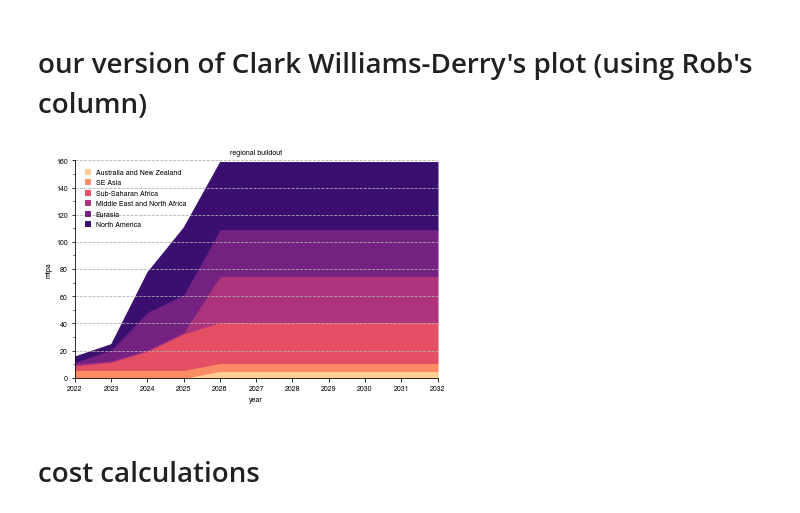
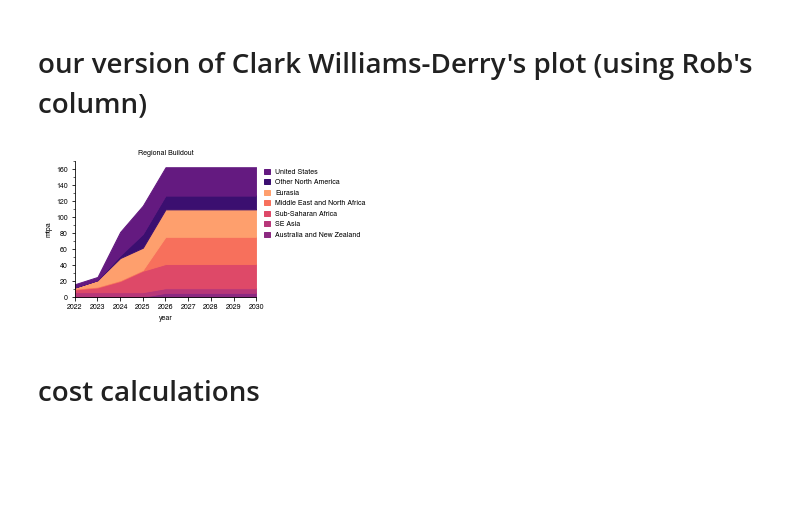
Before and after one commit to GlobalEnergyMonitor/GOIT-GGIT-research, a Jupyter notebook: lng-terminals-report-2022/notebooks/ggit-terminals-2022-report-research.ipynb, the cells around one changed output. Saved outputs shown, nothing was run; the diff lists cells and outputs as text; code cells hidden in the pictures; blank space fills up the shorter version.

```diff
--- a/lng-terminals-report-2022/notebooks/ggit-terminals-2022-report-research.ipynb
+++ b/lng-terminals-report-2022/notebooks/ggit-terminals-2022-report-research.ipynb
@@ -1,7 +1,5 @@
 # %%
 import pandas
-pandas.set_option("display.max_rows", 50, "display.max_columns", 50)
-
 import numpy
 import pygsheets
 import scipy.stats
@@ -711,13 +976,22 @@ terms_df_cwd2 = terms_df_orig.loc[terms_df_orig.Construction_Sanctioned_July_202
 # %%
 # fill up new capacities as they come online
 start_year = 2022
-end_year = 2032
+end_year = 2030
 year_list = range(start_year, end_year+1, 1)
 mtpa_sum_regional = pandas.DataFrame(0.0, columns=region_list, index=year_list)
+mtpa_sum = numpy.zeros(year_list.__len__())
+mtpa_sum_usa = numpy.zeros(year_list.__len__())
+#pandas.DataFrame(0.0, index=year_list, columns='United States')#numpy.zeros(year_list.__len__())
+#mtpa_sum_rest_of_nam = numpy.zeros(year_list.__len__())
 
 for yr_idx in range(year_list.__len__()):
     terms_df_cwd2_subset = terms_df_cwd2.loc[terms_df_cwd2.StartYearEarliest==year_list[yr_idx]]
     mtpa_sum_regional.loc[year_list[yr_idx]] = terms_df_cwd2_subset.groupby('Region')['CapacityInMtpa'].sum()
+
+    terms_df_cwd_subset_usa = terms_df_cwd2.loc[(terms_df_cwd2.StartYearEarliest==year_list[yr_idx])&
+                                           (terms_df_cwd2.Country=='United States')]
+    mtpa_sum_usa[yr_idx:] += terms_df_cwd_subset_usa['CapacityInMtpa'].sum()
+    #mtpa_sum_usa.loc[year_list[yr_idx], 'United States'] = terms_df_dwd
 
 mtpa_sum_regional.replace(numpy.nan, 0.0, inplace=True)
 mtpa_sum_regional_cumsum = mtpa_sum_regional.cumsum()
@@ -725,45 +999,74 @@ mtpa_sum_regional_cumsum.sort_values(axis='columns', by=year_list[-1], inplace=T
 mtpa_sum_regional_cumsum_byregion = mtpa_sum_regional_cumsum.cumsum(axis=1)
 mtpa_sum_regional_cumsum_byregion = mtpa_sum_regional_cumsum_byregion.loc[:, (mtpa_sum_regional_cumsum_byregion != 0).any(axis=0)]
 
+mtpa_sum_rest_of_nam = mtpa_sum_regional_cumsum['North America'].values - mtpa_sum_usa
+
+# ****************************************
+
 font_size = 7
-fig = mp.figure(figsize=(6.5,4))
+fig = mp.figure(figsize=(3.25,2.5))
+#fig = mp.figure(figsize=(3.25,4))
 
 ax = fig.add_subplot(111)
 ax.set_xlim(start_year, end_year)
-ax.set_ylim(0,160)
+ax.set_ylim(0,170)
 
 new_region_list = mtpa_sum_regional_cumsum_byregion.columns
-sel_cmap = matplotlib.cm.get_cmap('magma')
-region_colors = [sel_cmap(i) for i in numpy.linspace(0.9,0.2,new_region_list.__len__())]
+sel_cmap = matplotlib.cm.get_cmap('magma')#cm.get_cmap('magma')
+region_colors = [sel_cmap(i) for i in numpy.linspace(0.4,0.8,new_region_list.__len__()-1)]
 
 for region_idx in range(new_region_list.__len__()):
     if region_idx==0:
-        ax.fill_between(year_list, mtpa_sum_regional_cumsum_byregion[region_list[region_idx]],
-                        0, color=region_colors[region_idx], label=new_region_list[region_idx])
+        ax.fill_between(year_list,
+                        0,
+                        mtpa_sum_regional_cumsum_byregion[region_list[region_idx]],
+                        color=region_colors[region_idx],
+                        label=new_region_list[region_idx])
     else:
-        ax.fill_between(year_list, mtpa_sum_regional_cumsum_byregion[new_region_list[region_idx]],
+        if new_region_list[region_idx]=='North America':
+            #pass
+            #do the north america not USA chunk
+            ax.fill_between(year_list,
+                        mtpa_sum_regional_cumsum_byregion['Eurasia'],
+                        mtpa_sum_regional_cumsum_byregion['Eurasia']+mtpa_sum_rest_of_nam,
+                        color=matplotlib.cm.get_cmap('magma')(0.2),
+                        label='Other North America')
+            ax.fill_between(year_list,
+                        mtpa_sum_regional_cumsum_byregion['Eurasia']+mtpa_sum_rest_of_nam,
+                        mtpa_sum_regional_cumsum_byregion['Eurasia']+mtpa_sum_rest_of_nam+mtpa_sum_usa,
+                        color=matplotlib.cm.get_cmap('magma')(0.3),
+                        label='United States')
+
+        else:
+            ax.fill_between(year_list,
                         mtpa_sum_regional_cumsum_byregion[new_region_list[region_idx-1]],
-                        color=region_colors[region_idx], label=new_region_list[region_idx])
+                        mtpa_sum_regional_cumsum_byregion[new_region_list[region_idx]],
+                        color=region_colors[region_idx],
+                        label=new_region_list[region_idx])
 
 ax.tick_params(labelsize=font_size)
 ax.set_ylabel('mtpa', size=font_size)
 ax.set_xlabel('year', size=font_size)
-ax.yaxis.grid(linestyle='--')
+#ax.yaxis.grid(linestyle='--')
 
 ax.spines['right'].set_visible(False)
 ax.spines['top'].set_visible(False)
 
 ax_h, ax_l = ax.get_legend_handles_labels()
-ax.legend(ax_l, fontsize=font_size, frameon=False, handlelength=0.75, loc='upper left', bbox_to_anchor=(0.01,0.99))
-ax.set_title('regional buildout', size=font_size)
+#ax.legend(ax_l, fontsize=font_size, frameon=False, handlelength=0.75, loc='upper left', bbox_to_anchor=(0.01,0.99))
+ax.legend(ax_h[::-1],
+          ax_l[::-1],
+          fontsize=font_size, frameon=False,
+          handlelength=0.75, loc='upper left', bbox_to_anchor=(1.01,0.99))
+ax.set_title('Regional Buildout', size=font_size)
 
 ax.xaxis.set_major_locator(matplotlib.ticker.MaxNLocator(integer=True))
 ax.yaxis.set_minor_locator(matplotlib.ticker.AutoMinorLocator(2))
 
 mp.savefig('saved-figures/mtpa-export-regional-timeseries-Construction_Sanctioned_July_2022.png', bbox_inches='tight', transparent=True, dpi=600)
 mp.savefig('saved-figures/mtpa-export-regional-timeseries-Construction_Sanctioned_July_2022.pdf', bbox_inches='tight', transparent=True)
 # %% [output]
-[figure, old version]
+[figure, new version]
 # %% [markdown]
 # cost calculations
 # %% [markdown]
```
Also changed, not shown: parts of 43 cells of this notebook, 5 other files.
